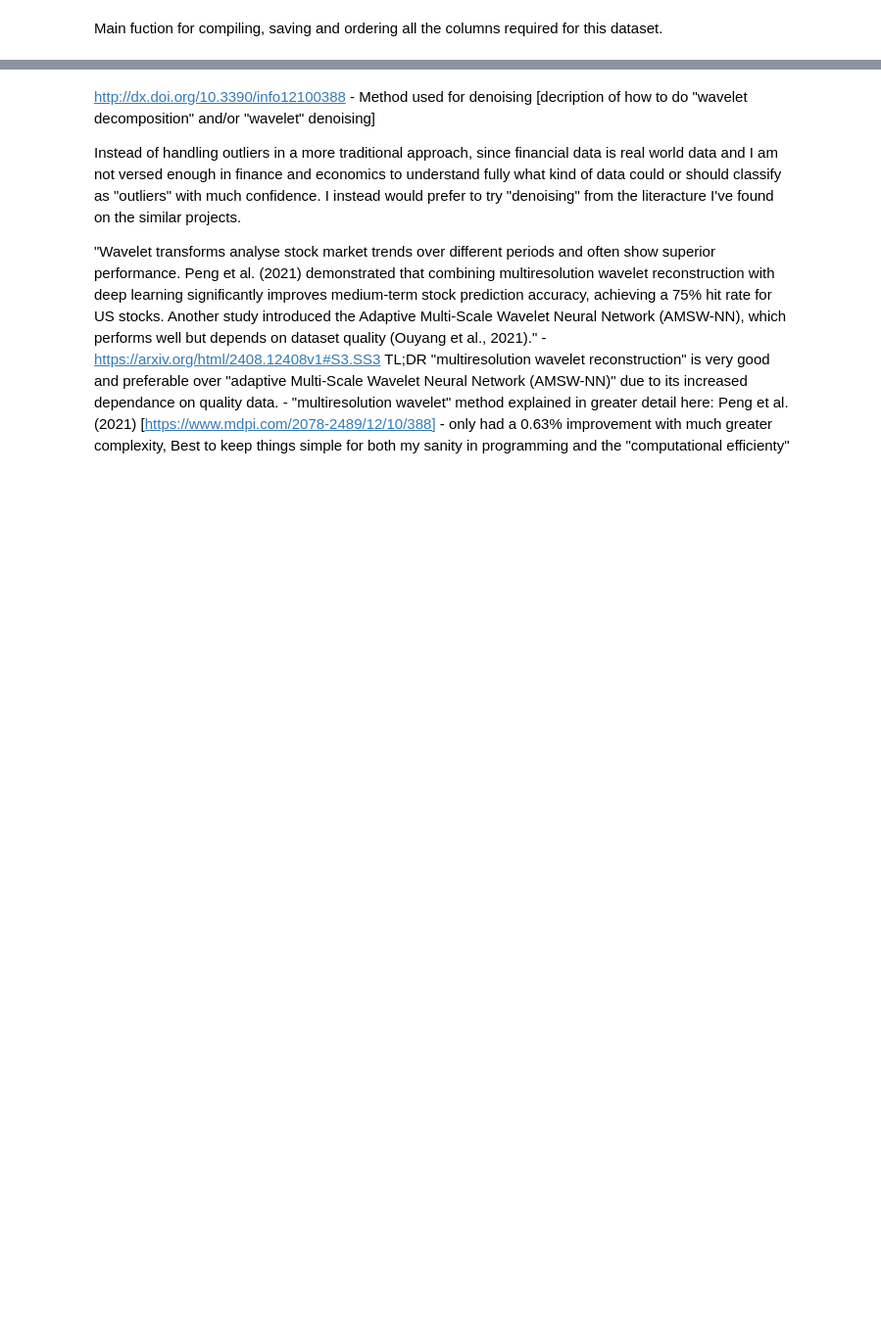
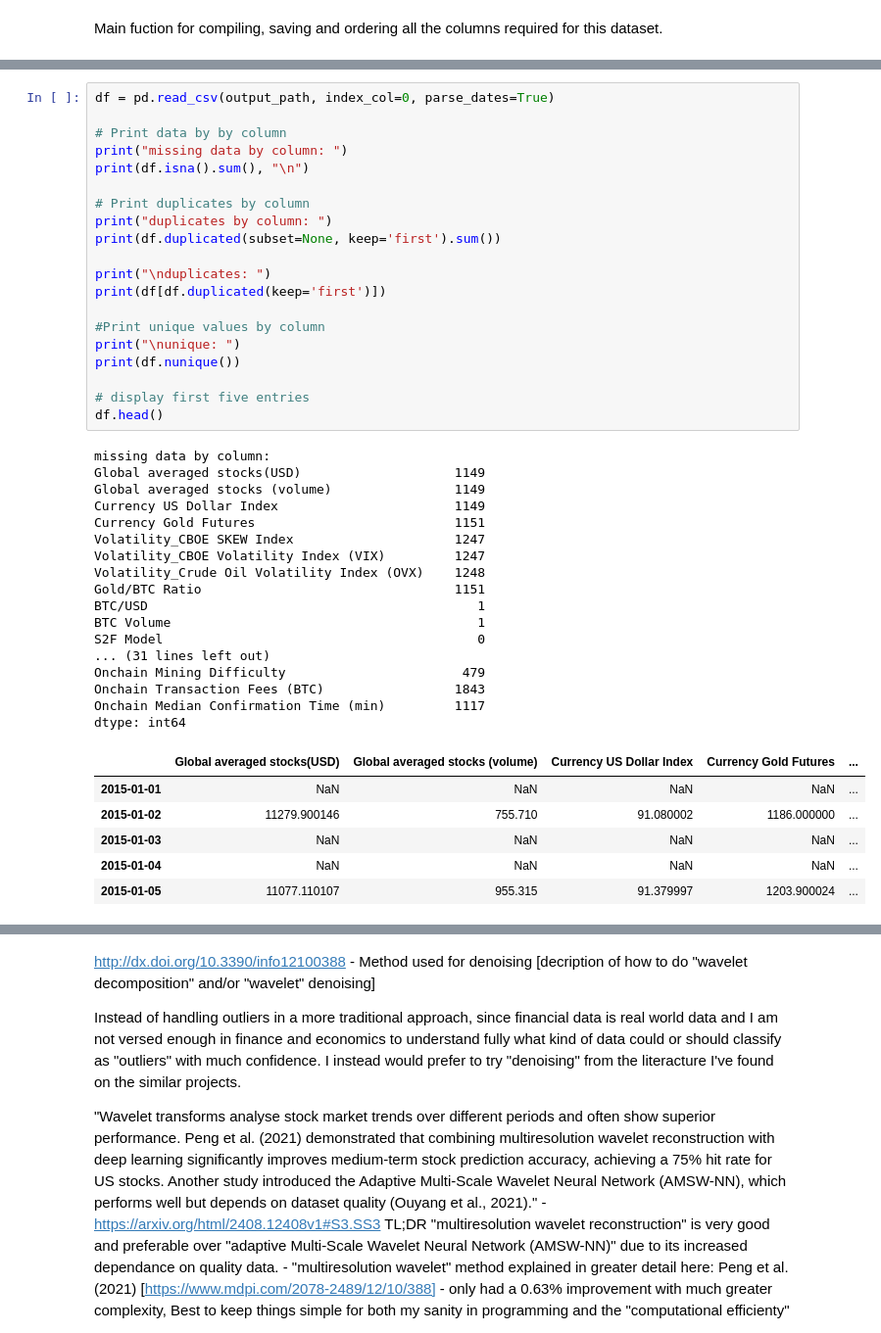
Before and after one commit to HazelHS/Msc-COM7003-AI-Model, a Jupyter notebook: dataset.ipynb, the cells around one changed output, grey strips where cells are left out. Shown at 98% size. Cells and saved outputs as stored; diff of their text form; blank space fills up the shorter version.

```diff
--- a/dataset.ipynb
+++ b/dataset.ipynb
@@ -416,0 +461,44 @@ At this point, provided that the code all runs correctly. We should have a datas
+# %%
+df = pd.read_csv(output_path, index_col=0, parse_dates=True)
+
+# Print data by by column
+print("missing data by column: ")
+print(df.isna().sum(), "\n")
+
+# Print duplicates by column
+print("duplicates by column: ")
+print(df.duplicated(subset=None, keep='first').sum())
+
+print("\nduplicates: ")
+print(df[df.duplicated(keep='first')])
+
+#Print unique values by column
+print("\nunique: ")
+print(df.nunique())
+
+# display first five entries
+df.head()
+# %% [output]
+missing data by column:
+Global averaged stocks(USD)                    1149
+Global averaged stocks (volume)                1149
+Currency US Dollar Index                       1149
+Currency Gold Futures                          1151
+Volatility_CBOE SKEW Index                     1247
+Volatility_CBOE Volatility Index (VIX)         1247
+Volatility_Crude Oil Volatility Index (OVX)    1248
+Gold/BTC Ratio                                 1151
+BTC/USD                                           1
+BTC Volume                                        1
+S2F Model                                         0
+... (31 lines left out)
+Onchain Mining Difficulty                       479
+Onchain Transaction Fees (BTC)                 1843
+Onchain Median Confirmation Time (min)         1117
+dtype: int64
+|  | Global averaged stocks(USD) | Global averaged stocks (volume) | Currency US Dollar Index | Currency Gold Futures | ... |
+| 2015-01-01 | NaN | NaN | NaN | NaN | ... |
+| 2015-01-02 | 11279.900146 | 755.710 | 91.080002 | 1186.000000 | ... |
+| 2015-01-03 | NaN | NaN | NaN | NaN | ... |
+| 2015-01-04 | NaN | NaN | NaN | NaN | ... |
+| 2015-01-05 | 11077.110107 | 955.315 | 91.379997 | 1203.900024 | ... |
```
Also changed, not shown: parts of 23 cells of this notebook, 1 other file.
